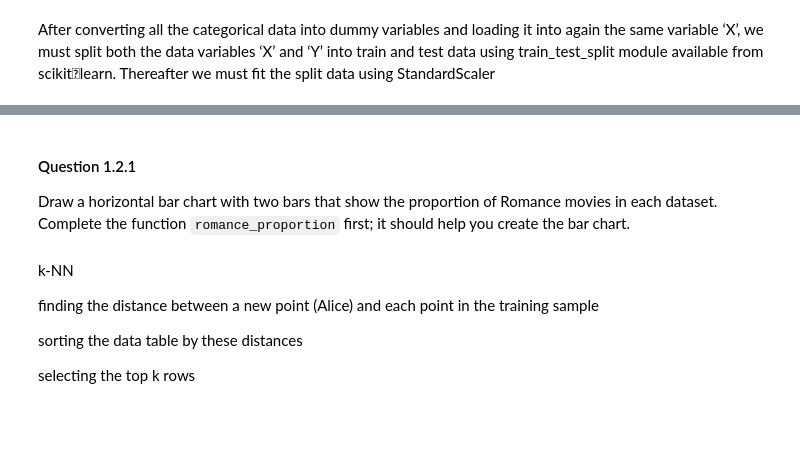
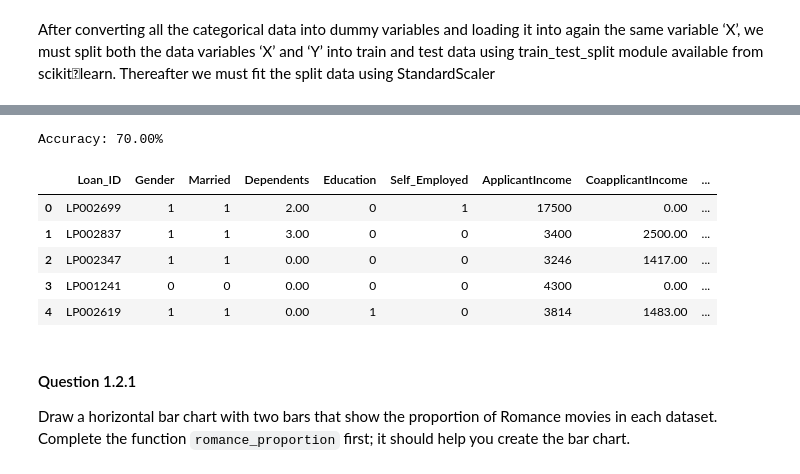
Before and after one commit to kellyle404/Loan_approval_prediction_kNN, a Jupyter notebook: loanknn.ipynb, the cells around one changed output, grey strips where cells are left out. Cells and saved outputs as stored; diff of their text form; code cells hidden in the pictures; blank space fills up the shorter version.

```diff
--- a/loanknn.ipynb
+++ b/loanknn.ipynb
@@ -263,0 +326,11 @@ display(test)
+# %%
+def k_nearest_neighbours_model(input_row, train_set, k):
+    # Compute distances and create a distance column
+    distances_array = fast_distances(input_row, train_set)
+    train_distances = pd.DataFrame({'Distance': distances_array})
+    all_info = train.merge(train_distances, left_index = True, right_index = True)
+    # Identify classification of the majority of 'k' nearest neighbours
+    k_neighbours = all_info.sort_values(by = 'Distance', ascending = True)
+    k_nearest_neighbours = k_neighbours.head(k)
+    mode = k_nearest_neighbours['Loan_Status'].mode().loc[0]
+    return mode
@@ -264,11 +347,29 @@ display(test)
+# %%
+def evaluate_accuracy(test_set, train_set, k):
+    test_accuracy_table = test_set.copy()
+
+    prediction = test_accuracy_table.apply(
+        lambda row: k_nearest_neighbours_model(row, train_set, k),
+        axis=1
+    )
+
+    test_accuracy_table['prediction'] = prediction
+    test_accuracy_table['correct'] = (test_accuracy_table['prediction'] == test_accuracy_table['Loan_Status'])
+
+    accuracy = test_accuracy_table['correct'].value_counts()[True] / test_accuracy_table.shape[0]
+    print(f'Accuracy: {accuracy*100:.2f}%')
+
+    return test_accuracy_table.head(5)
+# %%
+evaluate_accuracy(test, train, 5)
+# %% [output]
+Accuracy: 70.00%
+|  | Loan_ID | Gender | Married | Dependents | Education | Self_Employed | ApplicantIncome | CoapplicantIncome | ... |
+| 0 | LP002699 | 1 | 1 | 2.00 | 0 | 1 | 17500 | 0.00 | ... |
+| 1 | LP002837 | 1 | 1 | 3.00 | 0 | 0 | 3400 | 2500.00 | ... |
+| 2 | LP002347 | 1 | 1 | 0.00 | 0 | 0 | 3246 | 1417.00 | ... |
+| 3 | LP001241 | 0 | 0 | 0.00 | 0 | 0 | 4300 | 0.00 | ... |
+| 4 | LP002619 | 1 | 1 | 0.00 | 1 | 0 | 3814 | 1483.00 | ... |
 # %% [markdown]
 #### Question 1.2.1
 Draw a horizontal bar chart with two bars that show the proportion of Romance movies in each dataset.  Complete the function `romance_proportion` first; it should help you create the bar chart.
-# %% [markdown]
-k-NN
-
-finding the distance between a new point (Alice) and each point in the training sample
-
-sorting the data table by these distances
-
-selecting the top k rows
```
Also changed, not shown: parts of 36 cells of this notebook.
